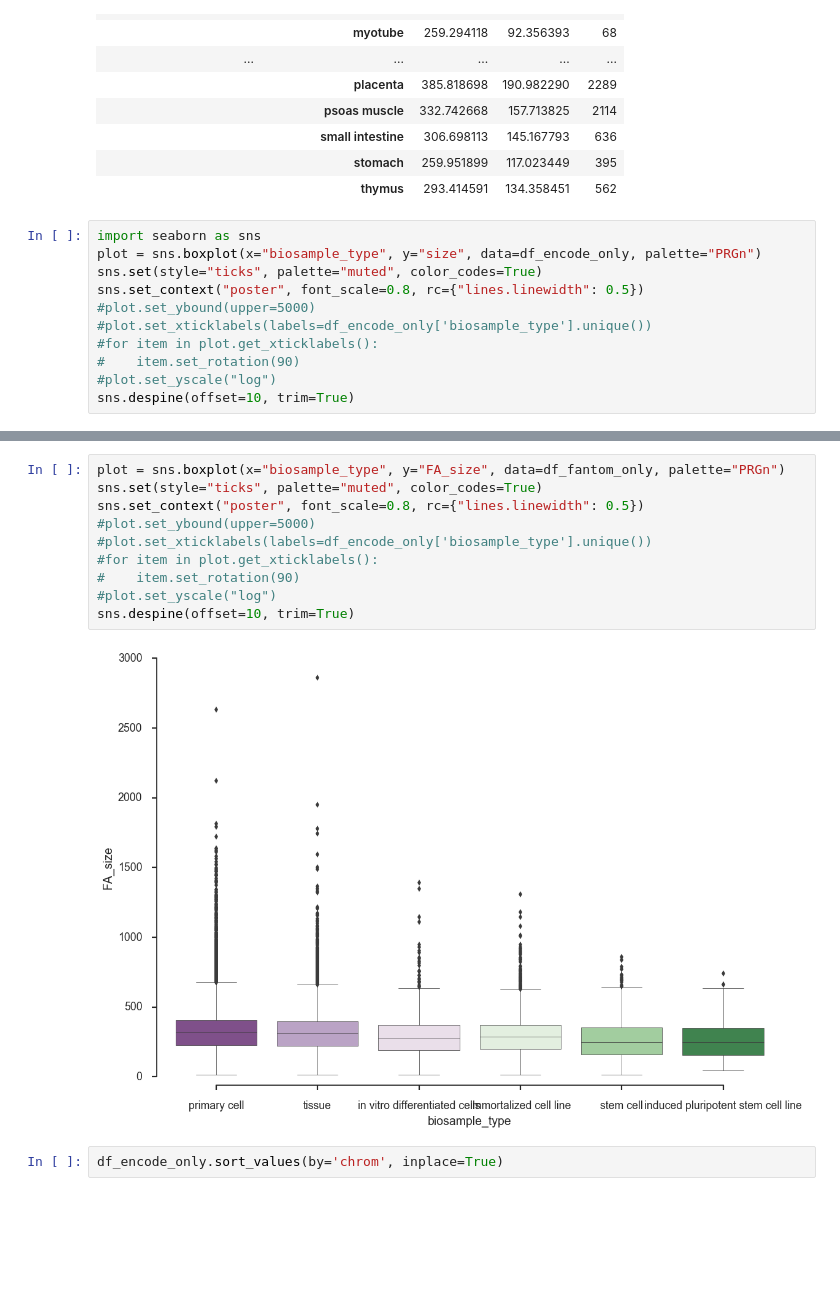
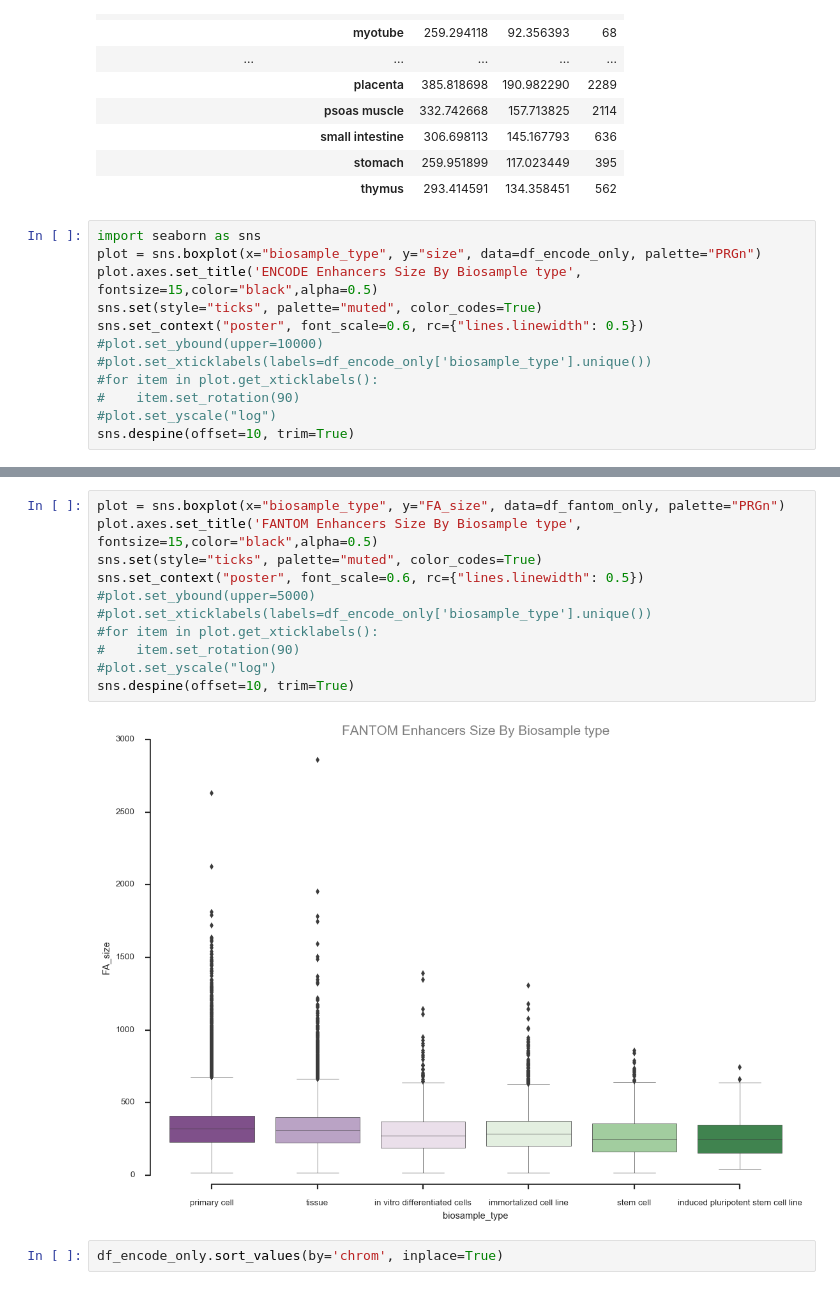
Before and after one commit to mvanzetti/thesis, a Jupyter notebook: notebooks/Descriptive Statistics (ENCODE and FANTOM).ipynb, the cells around one changed output, grey strips where cells are left out. Saved outputs shown, nothing was run; the diff lists cells and outputs as text; blank space fills up the shorter version.

```diff
--- a/notebooks/Descriptive Statistics (ENCODE and FANTOM).ipynb
+++ b/notebooks/Descriptive Statistics (ENCODE and FANTOM).ipynb
@@ -220,9 +220,10 @@ df_fantom_only[['biosample_type', 'biosample_term_name', 'FA_size']].groupby(
 # %%
 import seaborn as sns
 plot = sns.boxplot(x="biosample_type", y="size", data=df_encode_only, palette="PRGn")
+plot.axes.set_title('ENCODE Enhancers Size By Biosample type', fontsize=15,color="black",alpha=0.5)
 sns.set(style="ticks", palette="muted", color_codes=True)
-sns.set_context("poster", font_scale=0.8, rc={"lines.linewidth": 0.5})
-#plot.set_ybound(upper=5000)
+sns.set_context("poster", font_scale=0.6, rc={"lines.linewidth": 0.5})
+#plot.set_ybound(upper=10000)
 #plot.set_xticklabels(labels=df_encode_only['biosample_type'].unique())
 #for item in plot.get_xticklabels():
 #    item.set_rotation(90)
@@ -233,15 +234,16 @@ sns.despine(offset=10, trim=True)
 # %%
 plot = sns.boxplot(x="biosample_type", y="FA_size", data=df_fantom_only, palette="PRGn")
+plot.axes.set_title('FANTOM Enhancers Size By Biosample type', fontsize=15,color="black",alpha=0.5)
 sns.set(style="ticks", palette="muted", color_codes=True)
-sns.set_context("poster", font_scale=0.8, rc={"lines.linewidth": 0.5})
+sns.set_context("poster", font_scale=0.6, rc={"lines.linewidth": 0.5})
 #plot.set_ybound(upper=5000)
 #plot.set_xticklabels(labels=df_encode_only['biosample_type'].unique())
 #for item in plot.get_xticklabels():
 #    item.set_rotation(90)
 #plot.set_yscale("log")
 sns.despine(offset=10, trim=True)
 # %% [output]
-[figure, old version]
+[figure, new version]
 # %%
 df_encode_only.sort_values(by='chrom', inplace=True)
 # %%
```
Also changed, not shown: parts of 6 cells of this notebook, 1 other file.
